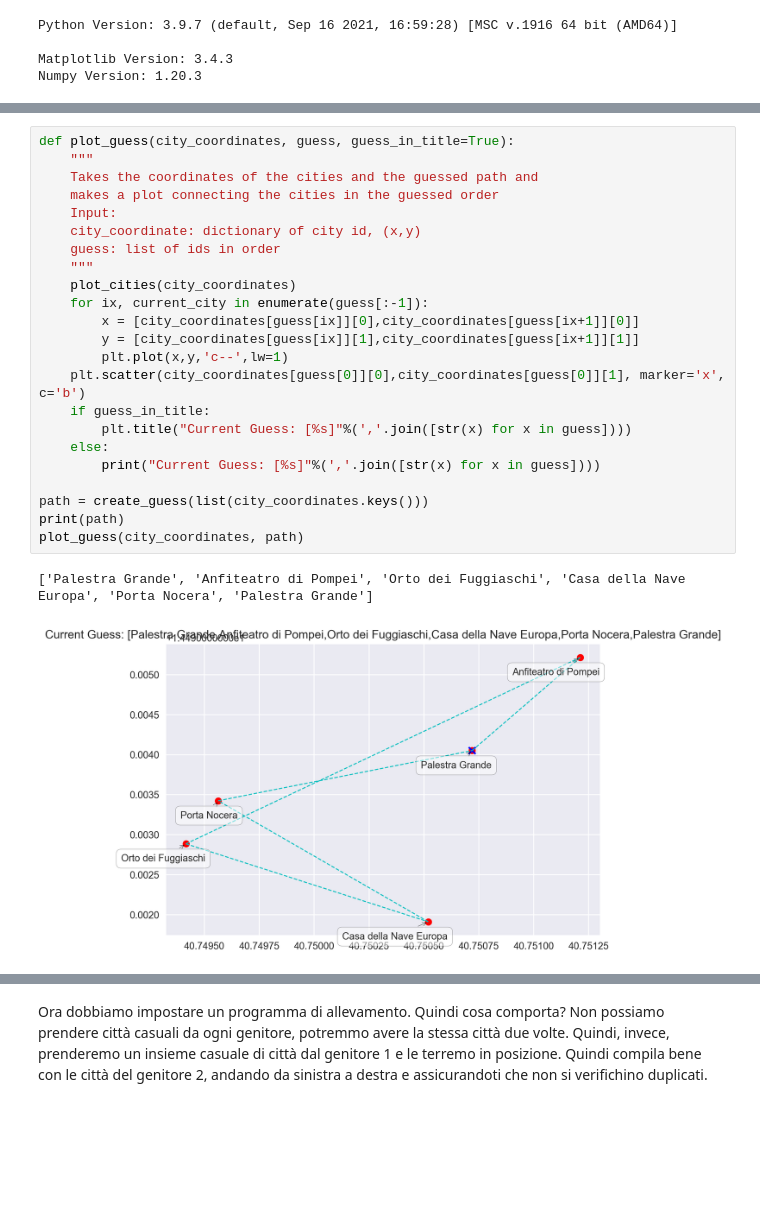
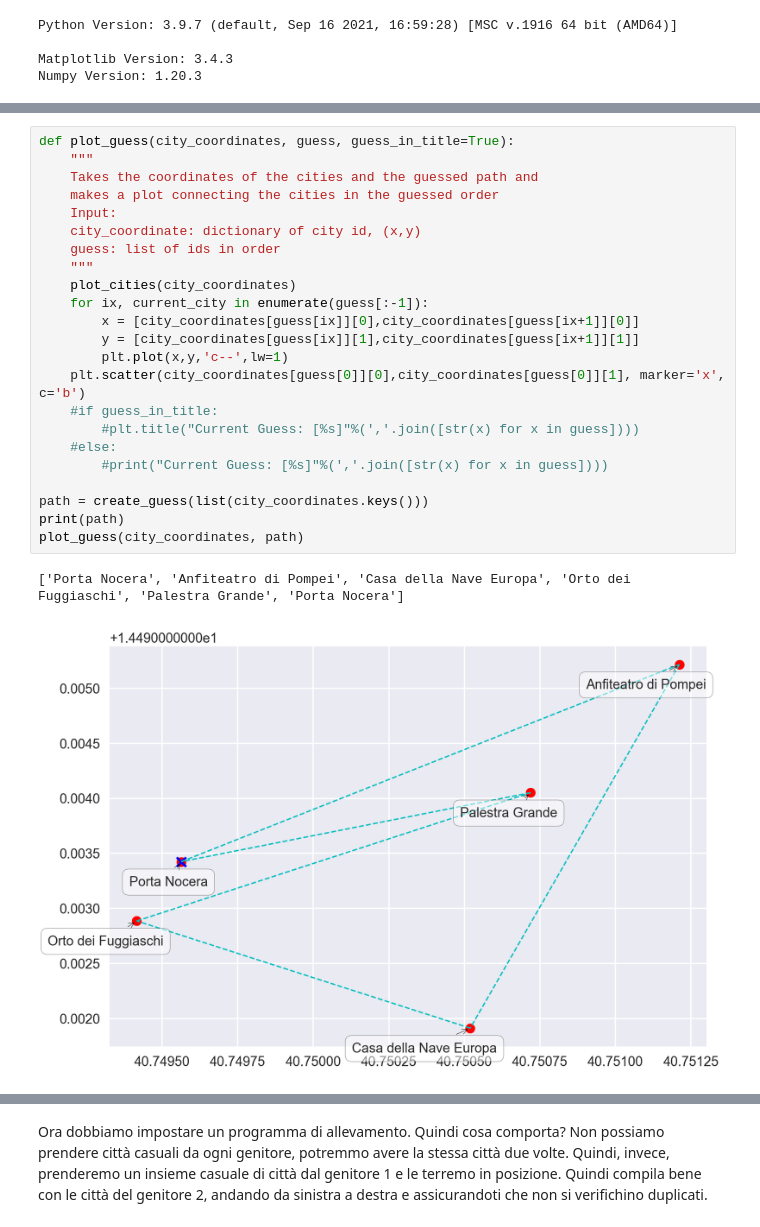
Before and after one commit to giuseppericcio/Pompei-Ruins-Orienteering-Problem, a Jupyter notebook: GA_Pompei Orienteering.ipynb, the cells around one changed output, grey strips where cells are left out. Saved outputs shown, nothing was run; the diff lists cells and outputs as text; blank space fills up the shorter version.

```diff
--- a/GA_Pompei Orienteering.ipynb
+++ b/GA_Pompei Orienteering.ipynb
@@ -97,29 +97,29 @@ create_guess(list(city_coordinates.keys()))
 # %%
 def plot_guess(city_coordinates, guess, guess_in_title=True):
     """
     Takes the coordinates of the cities and the guessed path and
     makes a plot connecting the cities in the guessed order
     Input:
     city_coordinate: dictionary of city id, (x,y)
     guess: list of ids in order
     """
     plot_cities(city_coordinates)
     for ix, current_city in enumerate(guess[:-1]):
         x = [city_coordinates[guess[ix]][0],city_coordinates[guess[ix+1]][0]]
         y = [city_coordinates[guess[ix]][1],city_coordinates[guess[ix+1]][1]]
         plt.plot(x,y,'c--',lw=1)
     plt.scatter(city_coordinates[guess[0]][0],city_coordinates[guess[0]][1], marker='x', c='b')
-    if guess_in_title:
-        plt.title("Current Guess: [%s]"%(','.join([str(x) for x in guess])))
-    else:
-        print("Current Guess: [%s]"%(','.join([str(x) for x in guess])))
+    #if guess_in_title:
+        #plt.title("Current Guess: [%s]"%(','.join([str(x) for x in guess])))
+    #else:
+        #print("Current Guess: [%s]"%(','.join([str(x) for x in guess])))
 
 path = create_guess(list(city_coordinates.keys()))
 print(path)
 plot_guess(city_coordinates, path)
 # %% [output]
-['Palestra Grande', 'Anfiteatro di Pompei', 'Orto dei Fuggiaschi', 'Casa della Nave Europa', 'Porta Nocera', 'Palestra Grande']
+['Porta Nocera', 'Anfiteatro di Pompei', 'Casa della Nave Europa', 'Orto dei Fuggiaschi', 'Palestra Grande', 'Porta Nocera']
-[figure, old version]
+[figure, new version]
 # %%
 def create_generation(cities, population=100):
     """
```
Also changed, not shown: parts of 19 cells of this notebook.
